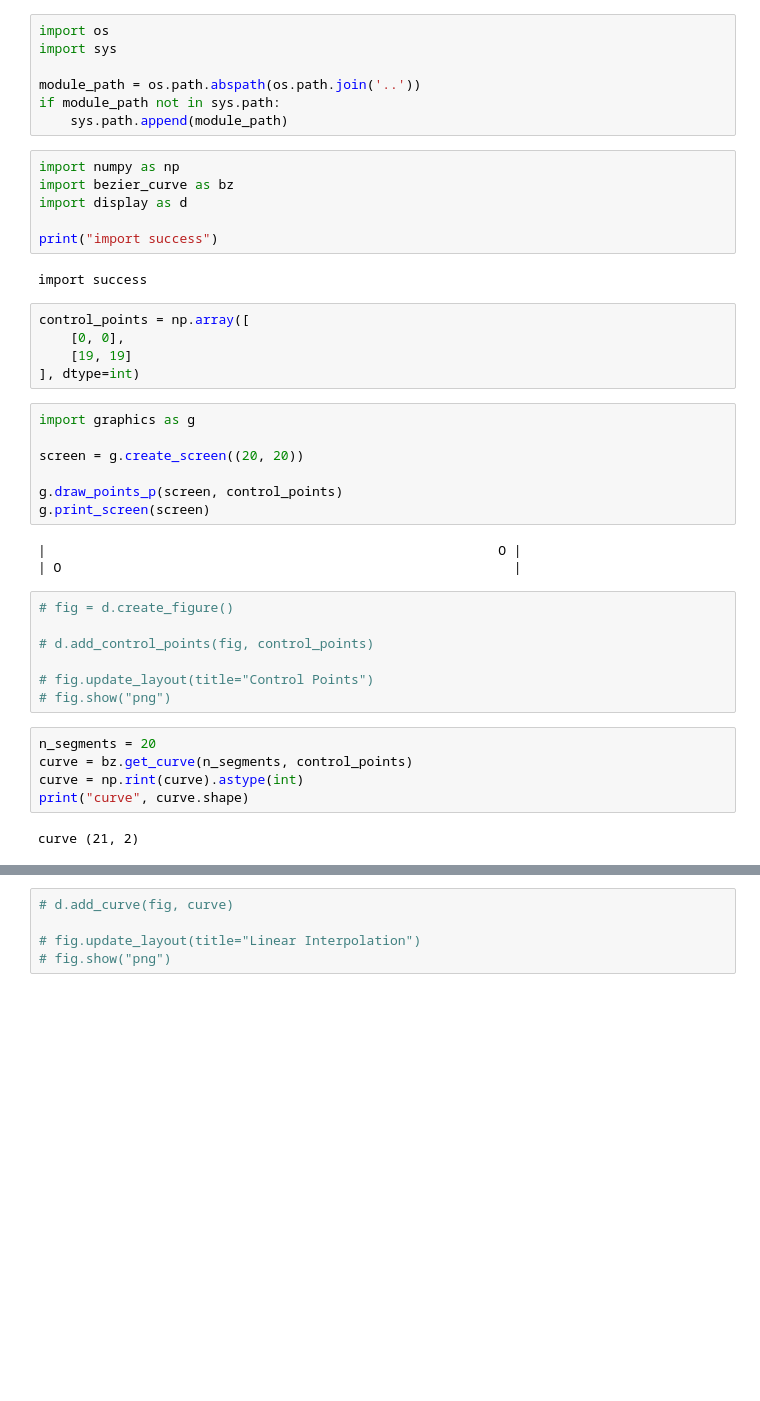
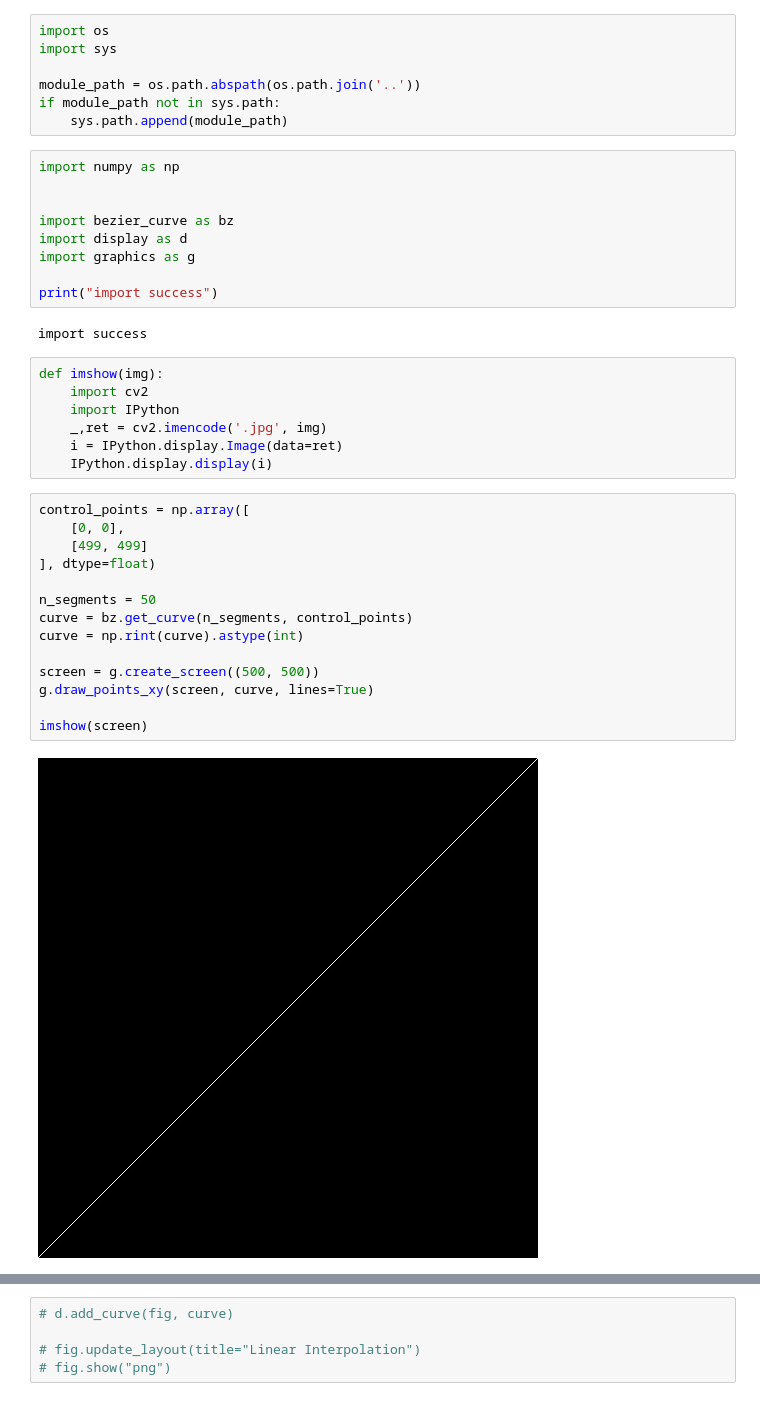
Before and after one commit to EvanLavender13/graphics, a Jupyter notebook: notebooks/bezier-curve.ipynb, the cells around one changed output, grey strips where cells are left out. Drawn from its saved outputs; the diff is of its cells as text; blank space fills up the shorter version.

Commit message:
Got images showing

```diff
--- a/notebooks/bezier-curve.ipynb
+++ b/notebooks/bezier-curve.ipynb
@@ -10,38 +10,35 @@ if module_path not in sys.path:
     sys.path.append(module_path)
 # %%
 import numpy as np
+
+
 import bezier_curve as bz
 import display as d
+import graphics as g
 
 print("import success")
 # %% [output]
 import success
-# %%
-control_points = np.array([
-    [0, 0],
-    [19, 19]
-], dtype=int)
-# %%
-import graphics as g
-
-screen = g.create_screen((20, 20))
-
-g.draw_points_p(screen, control_points)
-g.print_screen(screen)
-# %% [output]
-|                                                          O |
-| O                                                          |
-# %%
-# fig = d.create_figure()
-
-# d.add_control_points(fig, control_points)
-
-# fig.update_layout(title="Control Points")
-# fig.show("png")
+# %%
+def imshow(img):
+    import cv2
+    import IPython
+    _,ret = cv2.imencode('.jpg', img)
+    i = IPython.display.Image(data=ret)
+    IPython.display.display(i)
 # %%
-n_segments = 20
+control_points = np.array([
+    [0, 0],
+    [499, 499]
+], dtype=float)
+
+n_segments = 50
 curve = bz.get_curve(n_segments, control_points)
 curve = np.rint(curve).astype(int)
-print("curve", curve.shape)
+
+screen = g.create_screen((500, 500))
+g.draw_points_xy(screen, curve, lines=True)
+
+imshow(screen)
 # %% [output]
-curve (21, 2)
+[figure, added]
```
Also changed, not shown: parts of 16 cells of this notebook, 1 other file.
